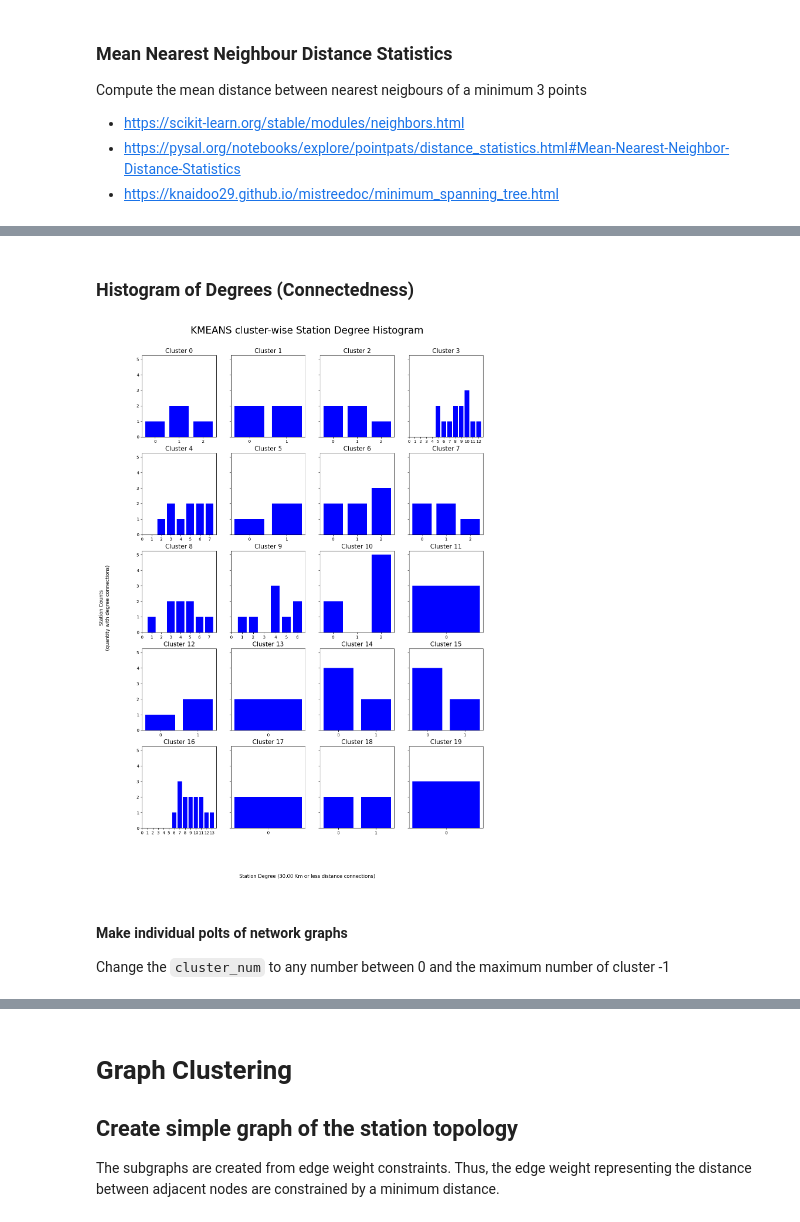
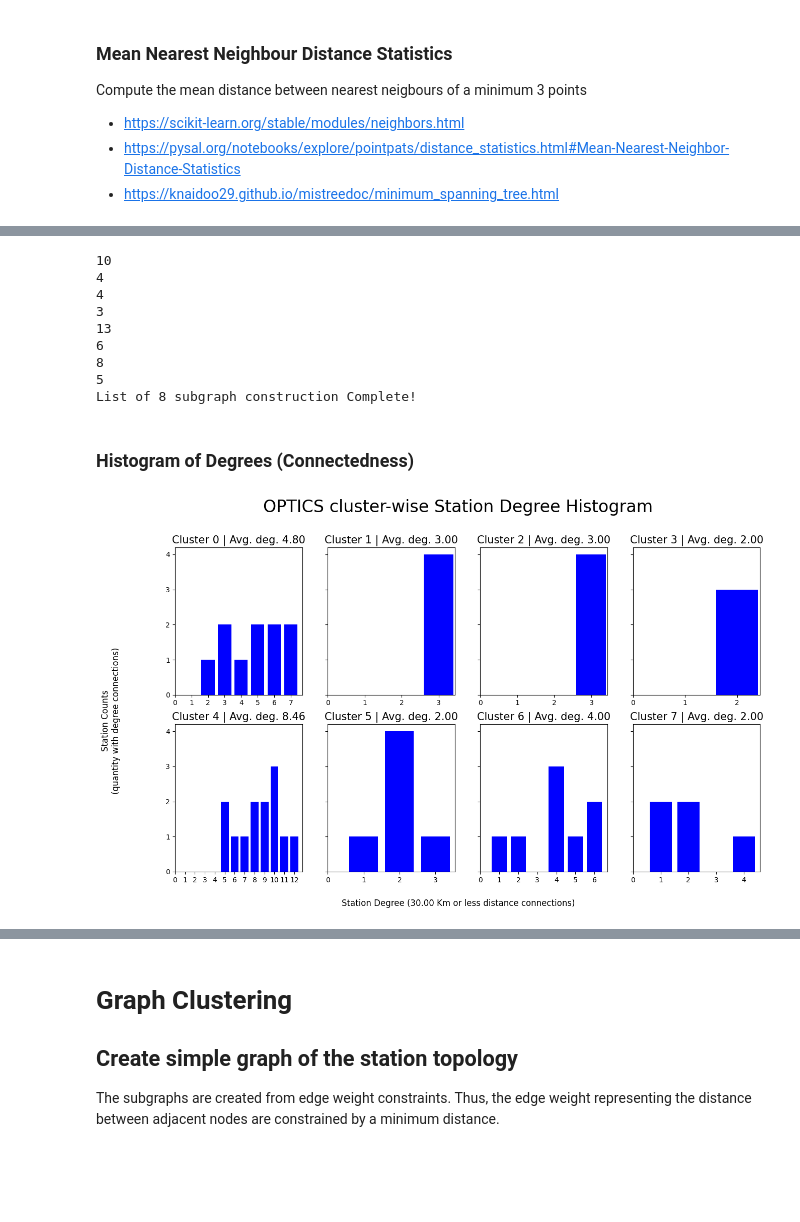
Before and after one commit to waidyanatha/quasar, a Jupyter notebook: notebooks/1a_shield_network_cluster_maps.ipynb, the cells around one changed output, grey strips where cells are left out. Cells and saved outputs as stored; diff of their text form; code cells hidden in the pictures; blank space fills up the shorter version.

````diff
--- a/notebooks/1a_shield_network_cluster_maps.ipynb
+++ b/notebooks/1a_shield_network_cluster_maps.ipynb
@@ -519,18 +518,21 @@ Split clustered signal vs noise stations complete!
 Calculate and plot [cluster center most point](https://geoffboeing.com/2014/08/clustering-to-reduce-spatial-data-set-size/).
 # %%
 ''' Plot clusters on a basemap '''
+import traceback
 import matplotlib.pyplot as plt
 from mpl_toolkits.basemap import Basemap
 
 try:
     ''' check if cluster size is same as all points '''
     if n_clusters_ == 1:
-#    if no_noise_st_arr.shape[0] == station_coordinates.shape[0]:
         raise ValueError('There is only one cluster; does not make sense to plot')
 
+    ''' remove all records with label = -1 indicated as noise (or clusters with singeltons)'''
+    no_noise_df = _cloud_clust_st_df[_cloud_clust_st_df['label']!= -1]
+
     # create map using BASEMAP
-    st_lat = no_noise_st_arr[:,0]
-    st_lon = no_noise_st_arr[:,1]
+    st_lat = no_noise_df['st_lat'].to_numpy()
+    st_lon = no_noise_df['st_lon'].to_numpy()
 
     lat_min = min(st_lat) - 1
     lat_max = max(st_lat) + 3
@@ -555,27 +557,29 @@ try:
     m.drawmapboundary(fill_color='#46ece1')
     m.fillcontinents(color = 'white',lake_color='#46bcec')
 
-    unique_labels = set(no_noise_st_arr[:,2])
+    unique_labels = set(no_noise_df['label'])
     colors = [plt.cm.Spectral(each)
               for each in np.linspace(0, 1, len(unique_labels))]
 
     #plt.figure(figsize=(15,20))
     for k, col in zip(unique_labels, colors):
-        xy = np.array([x for i,x in enumerate(no_noise_st_arr) if np.any(no_noise_st_arr[i][2] == k)])
-        s_legend = str(len(xy))+' ('+str(round(100*len(xy)/len(no_noise_st_arr)))+'%) Cluster ['+str(int(k))+']'
+        clust_df = no_noise_df.loc[lambda station_df: station_df['label'] == k]
+        xy = clust_df[['st_lat','st_lon']].to_numpy()
+        s_legend = str(len(xy))+' ('+str(round(100*len(xy)/no_noise_df.shape[0]))+'%) Cluster ['+str(int(k))+']'
         x,y = m(xy[:, 1], xy[:, 0])
         m.plot(x, y, 'o', markerfacecolor=tuple(col),
                markeredgecolor='k', markersize=14, label=s_legend)
 
     plt.title('%s Estimated %d clusters of %d stations'
-              % (_s_cloud_clust_name, n_clusters_, no_noise_st_arr.shape[0]), fontsize=30)
+              % (_s_cloud_clust_name, n_clusters_, no_noise_df.shape[0]), fontsize=30)
     plt.xticks(size=10)
     plt.yticks(size=10)
     plt.legend(loc='upper left', fontsize=15)
-    plt.xlabel('Latitude', fontsize=20)
-    plt.ylabel('Longitude', fontsize=20)
+    plt.xlabel('Longitude', fontsize=20)
+    plt.ylabel('Latitude', fontsize=20)
     plt.show()
 
 except Exception as err:
     print("Error message:", err)
+    print(traceback.format_exc())
 # %% [output]
@@ -709,3 +670,26 @@ Lists complete with 20 MST and 20 Simple graphs
+# %%
+''' Create a list of subgraphs for each cluster to support
+    plotting degree histograms and graphs '''
+
+unique_labels = set(_cloud_clust_st_df['label'][_cloud_clust_st_df['label']!= -1])
+
+lst_G_simple = []
+for clust_lbl in unique_labels:
+    st_clust_df = _cloud_clust_st_df[_cloud_clust_st_df['label']==clust_lbl]
+    print(st_clust_df.shape[0])
+    G_simple = cls_clust.get_simple_graph(st_clust_df)
+    lst_G_simple.append(G_simple)
+print('List of %d subgraph construction Complete!' % (len(lst_G_simple)))
+# %% [output]
+10
+4
+4
+3
+13
+6
+8
+5
+List of 8 subgraph construction Complete!
 # %% [markdown]
 ### Histogram of Degrees (Connectedness)
 # %%
@@ -718,6 +702,7 @@ Lists complete with 20 MST and 20 Simple graphs
 import collections
 import math
 import numpy as np
+import matplotlib.pyplot as plt
 
 __max_deg_cnt = -1     # to set the y-axis ticks
 
@@ -730,41 +715,39 @@ fig, ax = plt.subplots(num_rows, num_cols, figsize=(15,num_rows*4), dpi=100, sha
 
 for clust_num, G in enumerate(lst_G_simple):
     degree_sequence = sorted([d for n, d in G.degree()], reverse=True)
+    _avg_degree = sum(degree_sequence)/len(degree_sequence)
     degreeCount = collections.Counter(degree_sequence)
     deg, cnt = zip(*degreeCount.items())
     row_num = math.floor(clust_num/num_cols)
     col_num = clust_num%num_cols
     if num_rows ==1:
         ax[col_num].bar(deg, cnt, width=0.80, color="b")
-        ax[col_num].set_title('Cluster %d' %clust_num,size=20)
+        ax[col_num].set_title('Cluster %d | Avg. deg. %0.2f' % (clust_num,_avg_degree),size=20)
         ax[row_num,col_num].set_xticks(np.arange(0, max(deg), 1))
     else:
         ax[row_num,col_num].bar(deg, cnt, width=0.80, color="b")
-        ax[row_num,col_num].set_title('Cluster %d' %clust_num,size=15)
+        ax[row_num,col_num].set_title('Cluster %d | Avg. deg. %0.2f' % (clust_num,_avg_degree),size=15)
         ax[row_num,col_num].set_xticks(np.arange(0, max(deg)+1, 1))
     if __max_deg_cnt < max(cnt):
         __max_deg_cnt = max(cnt)
 
-plt.suptitle(_s_cloud_clust_name + " cluster-wise Station Degree Histogram",size=24)
+plt.suptitle(_s_cloud_clust_name + " cluster-wise Station Degree Histogram",size=24, y=1.05)
 #st.set_y(0.95)
 fig.subplots_adjust(top=0.93)
 plt.yticks(np.arange(0, __max_deg_cnt+1, 1))
 x_share_axis_text = 'Station Degree (%0.2f Km or less distance connections)' % _l_max_distance
 fig.text(0.5, 0.04,
          x_share_axis_text,
          ha='center',size=12)
 fig.text(0.04, 0.5,
          'Station Counts\n(quantity with degree connections)',
          ha='center', va='center', rotation='vertical', size=12)
 #fig.tight_layout()
 
 ''' remove empty plots '''
 for i in range(len(lst_G_simple),num_cols*num_rows):
     fig.delaxes(ax[num_rows-1,i%4])
 
 plt.show()
 # %% [output]
-[figure, old version]
+[figure, new version]
-# %% [markdown]
-#### Make individual polts of network graphs
-Change the ```cluster_num``` to any number between 0 and the maximum number of cluster -1
````
Also changed, not shown: parts of 21 cells of this notebook, 4 other files.
